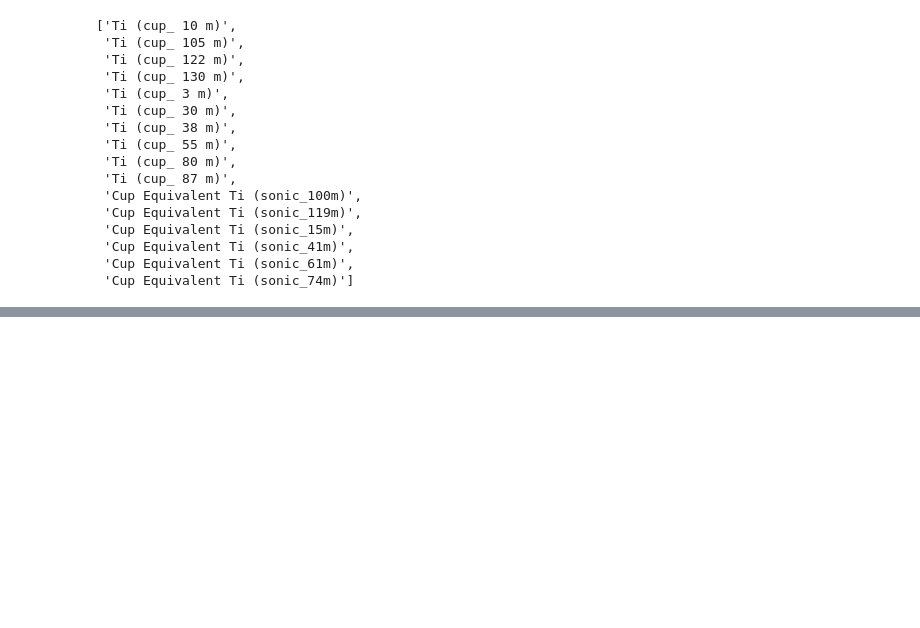
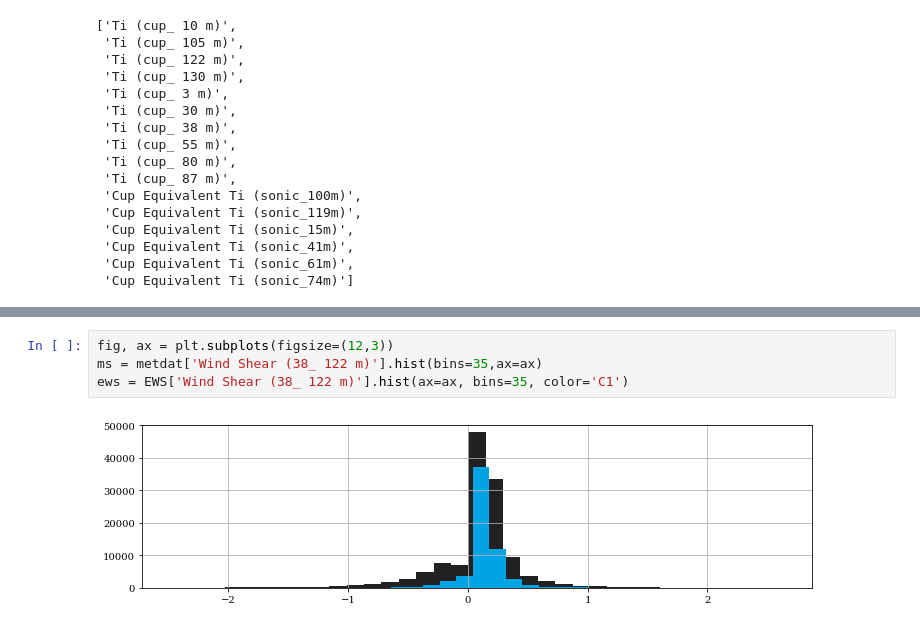
Before and after one commit to NREL/MetMastVis, a Jupyter notebook: notebooks/IEC_event_post_proc.ipynb, the cells around one changed output, grey strips where cells are left out. Drawn from its saved outputs; the diff is of its cells as text; blank space fills up the shorter version.

```diff
--- a/notebooks/IEC_event_post_proc.ipynb
+++ b/notebooks/IEC_event_post_proc.ipynb
@@ -153,0 +233,6 @@ catinfo['columns']['ti']
+# %%
+fig, ax = plt.subplots(figsize=(12,3))
+ms = metdat['Wind Shear (38_ 122 m)'].hist(bins=35,ax=ax)
+ews = EWS['Wind Shear (38_ 122 m)'].hist(ax=ax, bins=35, color='C1')
+# %% [output]
+[figure, added]
```
Also changed, not shown: parts of 17 cells of this notebook, 3 other files.
